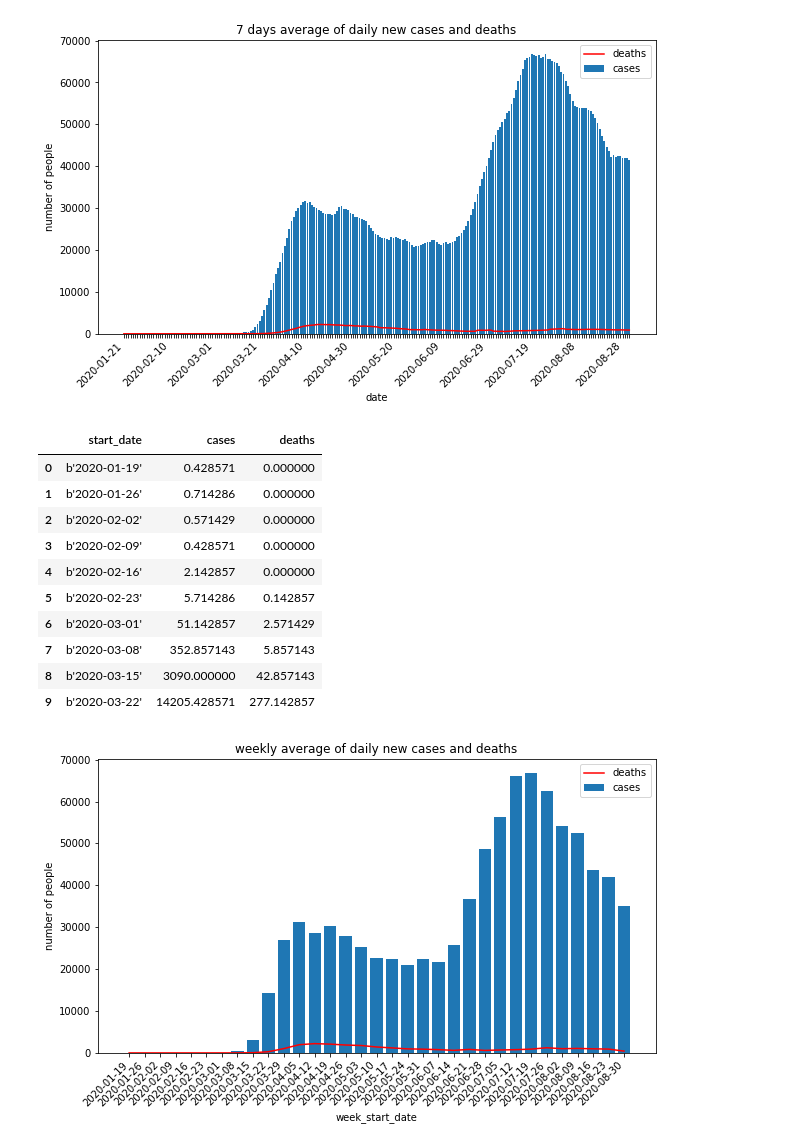
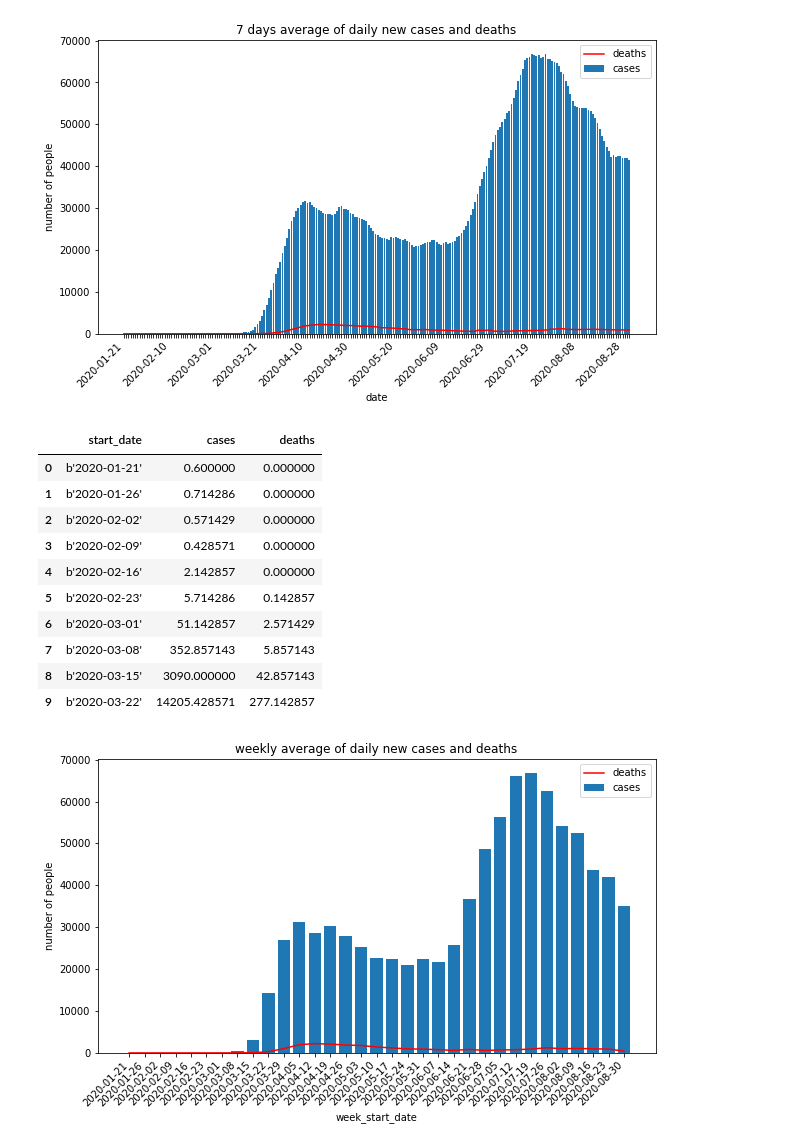
Before and after one commit to trainsn/CSE_5544, a Jupyter notebook: lab1/lab1_covid_analysis.ipynb, the cells around one changed output. Saved outputs shown, nothing was run; the diff lists cells and outputs as text; code cells hidden in the pictures.

```diff
--- a/lab1/lab1_covid_analysis.ipynb
+++ b/lab1/lab1_covid_analysis.ipynb
@@ -19,6 +19,8 @@ total.head(10)
 | 8 | 2020-01-29 | 5 | 0 |
 | 9 | 2020-01-30 | 6 | 0 |
 # %%
+total = total.iloc[:224, :]
+
 fig = plt.figure(figsize = (10,6))
 plt.bar(total.date,
          total.cases,
@@ -165,30 +167,32 @@ plt.show()
 # %%
 # weekly average
 average_week = pd.DataFrame()
 
 average_week_date = np.empty([33], dtype='S10')
 average_week_date[1:] = new_increase['date'].values[5::7]
-average_week_date[0] = '2020-01-19'
+average_week_date[0] = new_increase['date'].values[0]
 average_week['start_date'] = pd.Series(average_week_date)
 
 new_increase_cases = new_increase['cases'].values
 average_week_cases = np.zeros(33)
-average_week_cases[0] = np.sum(new_increase_cases[:5]) / 7
-for i in range(32):
+average_week_cases[0] = np.mean(new_increase_cases[:5])
+for i in range(31):
     average_week_cases[i+1] = np.mean(new_increase_cases[i*7+5:i*7+12])
+average_week_cases[32] = np.mean(new_increase_cases[31*7+5:31*7+7])
 average_week['cases'] = pd.Series(average_week_cases)
 
 new_increase_deaths = new_increase['deaths'].values
 average_week_deaths = np.zeros(33)
-average_week_deaths[0] = np.sum(new_increase_deaths[:5]) / 7
-for i in range(32):
+average_week_deaths[0] = np.mean(new_increase_deaths[:5])
+for i in range(31):
     average_week_deaths[i+1] = np.mean(new_increase_deaths[i*7+5:i*7+12])
+average_week_deaths[32] = np.mean(new_increase_deaths[31*7+5:31*7+7])
 average_week['deaths'] = pd.Series(average_week_deaths)
 
 average_week.head(10)
 # %% [output]
 |  | start_date | cases | deaths |
-| 0 | b'2020-01-19' | 0.428571 | 0.000000 |
+| 0 | b'2020-01-21' | 0.600000 | 0.000000 |
 | 1 | b'2020-01-26' | 0.714286 | 0.000000 |
 | 2 | b'2020-02-02' | 0.571429 | 0.000000 |
 | 3 | b'2020-02-09' | 0.428571 | 0.000000 |
```
Also changed, not shown: parts of 7 cells of this notebook.
